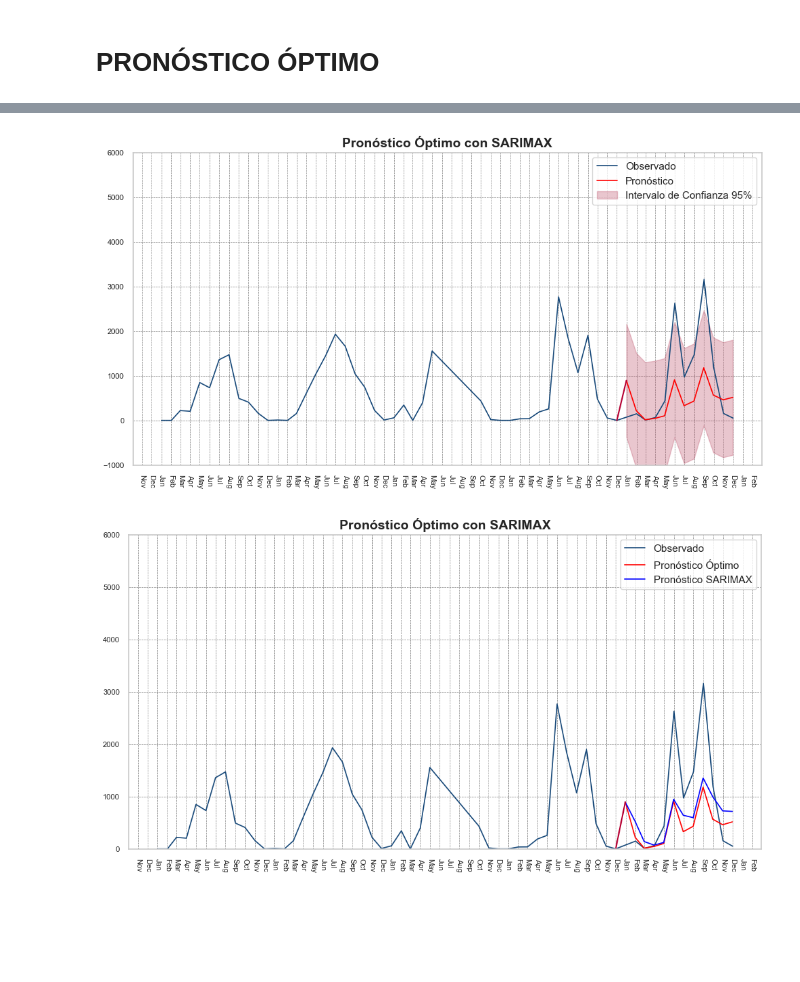
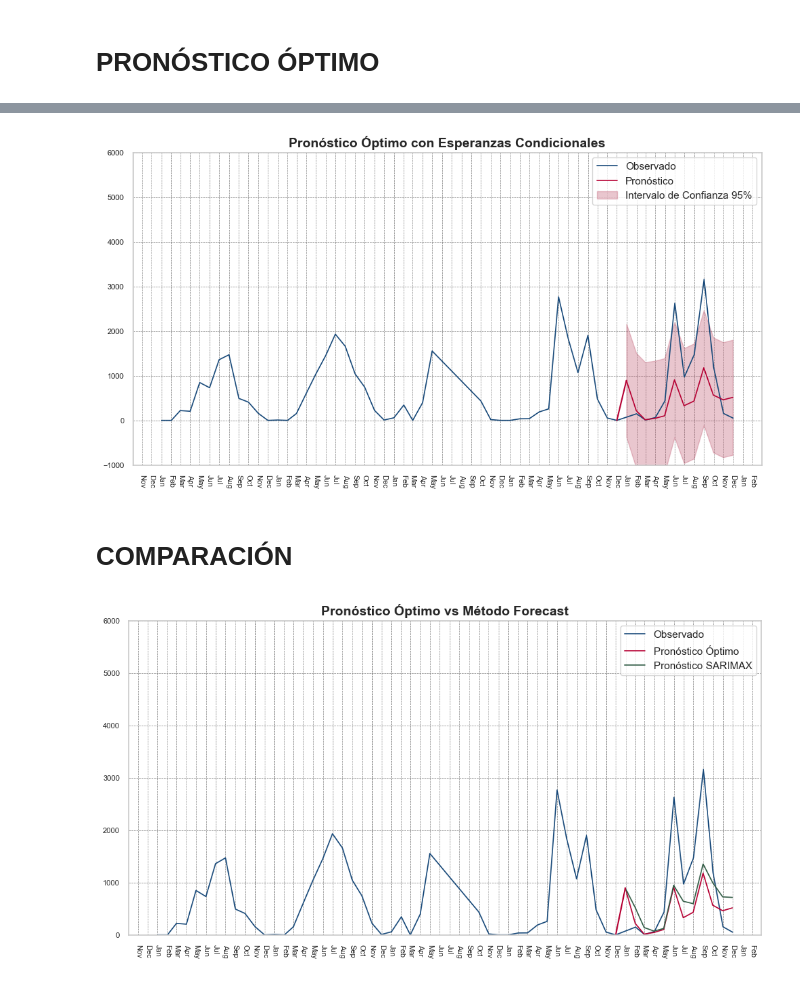
Before and after one commit to heritaco/Time-Series, a Jupyter notebook: 05-SARIMA/02-Diferencia-Estacional/01-Precipitacion-en-Puebla.ipynb, the cells around one changed output, grey strips where cells are left out. Saved outputs shown, nothing was run; the diff lists cells and outputs as text; code cells hidden in the pictures; blank space fills up the shorter version.

```diff
--- a/05-SARIMA/02-Diferencia-Estacional/01-Precipitacion-en-Puebla.ipynb
+++ b/05-SARIMA/02-Diferencia-Estacional/01-Precipitacion-en-Puebla.ipynb
@@ -943,37 +908,39 @@ import matplotlib.dates as mdates
 plt.figure()
 ax = plt.gca()
 ax.xaxis.set_major_locator(mdates.MonthLocator())  # set ticks every month
 ax.xaxis.set_major_formatter(mdates.DateFormatter('%b'))  # format ticks to show abbreviated month
 
 # Filter the observed series from 2005 onward
 obs = pre_total[pre_total.index >= '2005-01-01']
 
 # Plot the observed series
 plt.plot(obs, label='Observado')
-plt.plot(forecast_index, pronostico_optimo, label='Pronóstico', color='red')
+plt.plot(forecast_index, pronostico_optimo, label='Pronóstico', color=sns.color_palette()[1])
 
 # Add a red line connecting the last observed point with the first forecast point
 last_obs_date = pre.index[-1]
 last_obs_value = pre.iloc[-1]
 first_fc_date = forecast_index[0]
 first_fc_value = forecast.iloc[0]
 plt.plot([last_obs_date, first_fc_date], [last_obs_value, first_fc_value], color=sns.color_palette()[1], linewidth=1.5)
 
 # Intervalos
 plt.fill_between(forecast_index,
                     pronostico_optimo_df['Límite Inferior'], pronostico_optimo_df['Límite Superior'],
                     color=sns.color_palette()[4], alpha=0.3, label='Intervalo de Confianza 95%')
 
 
 plt.xticks(rotation=270, size=8)
 plt.legend()
-plt.title('Pronóstico Óptimo con SARIMAX')
+plt.title('Pronóstico Óptimo con Esperanzas Condicionales')
 plt.ylim(-1000, 6000)
 plt.grid(True)
-plt.savefig('imagenes/08-pronostico-optimo-sarimax.svg', bbox_inches='tight')
+plt.savefig('imagenes/10-pronostico-optimo-sarimax.svg', bbox_inches='tight')
 plt.show()
 # %% [output]
-[figure, old version]
+[figure, new version]
+# %% [markdown]
+# **COMPARACIÓN**
 # %%
 # Comparar el pronóstico óptimo con el pronóstico del modelo SARIMAX
 
@@ -987,8 +954,8 @@ obs = pre_total[pre_total.index >= '2005-01-01']
 
 # Plot the observed series
 plt.plot(obs, label='Observado')
-plt.plot(forecast_index, pronostico_optimo, label='Pronóstico Óptimo', color='red')
-plt.plot(forecast_index, forecast, label='Pronóstico SARIMAX', color='blue')
+plt.plot(forecast_index, pronostico_optimo, label='Pronóstico Óptimo', color=sns.color_palette()[1],)
+plt.plot(forecast_index, forecast, label='Pronóstico SARIMAX', color=sns.color_palette()[2],)
 
 # Add a red line connecting the last observed point with the first forecast point
 last_obs_date = pre.index[-1]
@@ -999,10 +966,10 @@ plt.plot([last_obs_date, first_fc_date], [last_obs_value, first_fc_value], color
 
 plt.xticks(rotation=270, size=8)
 plt.legend()
-plt.title('Pronóstico Óptimo con SARIMAX')
+plt.title('Pronóstico Óptimo vs Método Forecast')
 plt.ylim(0, 6000)
 plt.grid(True)
-plt.savefig('imagenes/08-pronostico-optimo-sarimax.svg', bbox_inches='tight')
+plt.savefig('imagenes/11-pronostico-optimo-sarimax.svg', bbox_inches='tight')
 plt.show()
 # %% [output]
-[figure, old version]
+[figure, new version]
```
Also changed, not shown: parts of 29 cells of this notebook, 22 other files.
